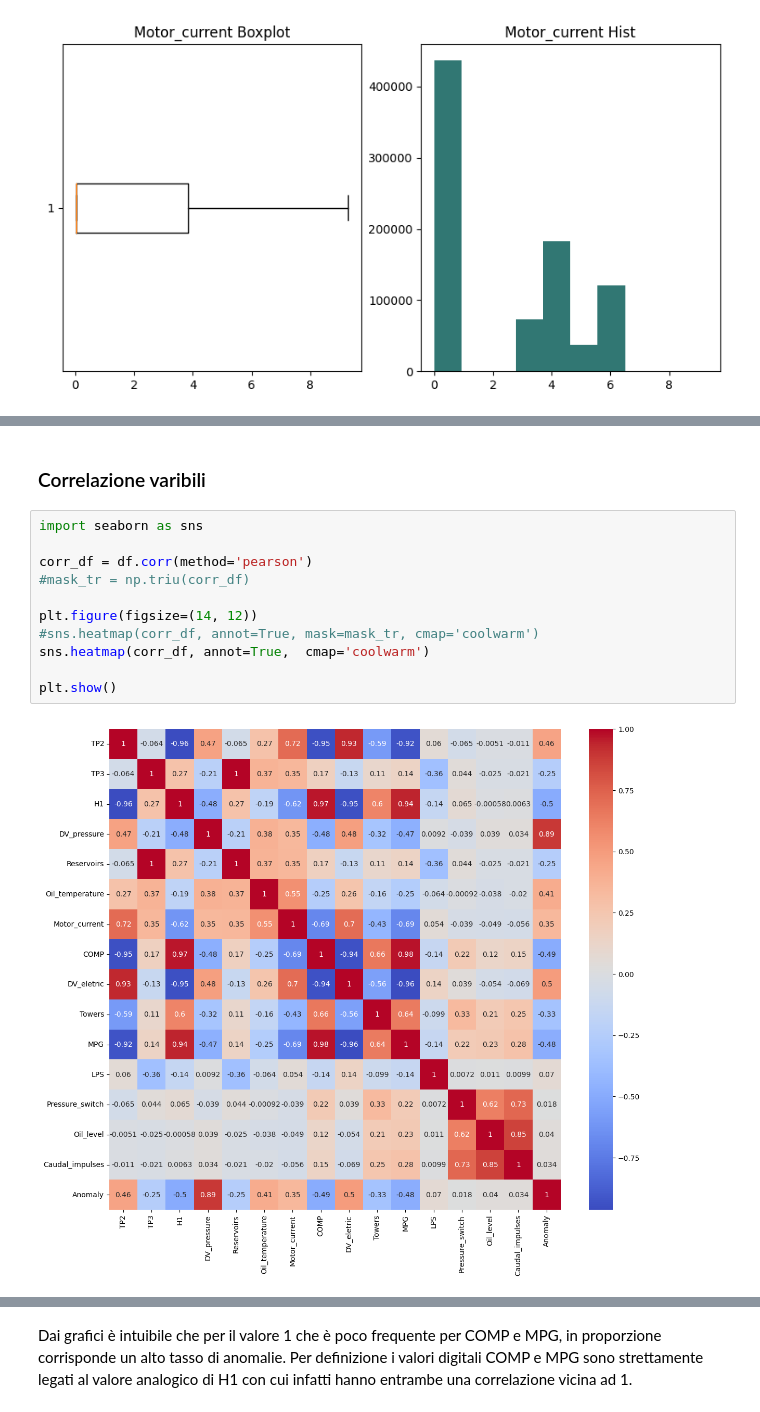
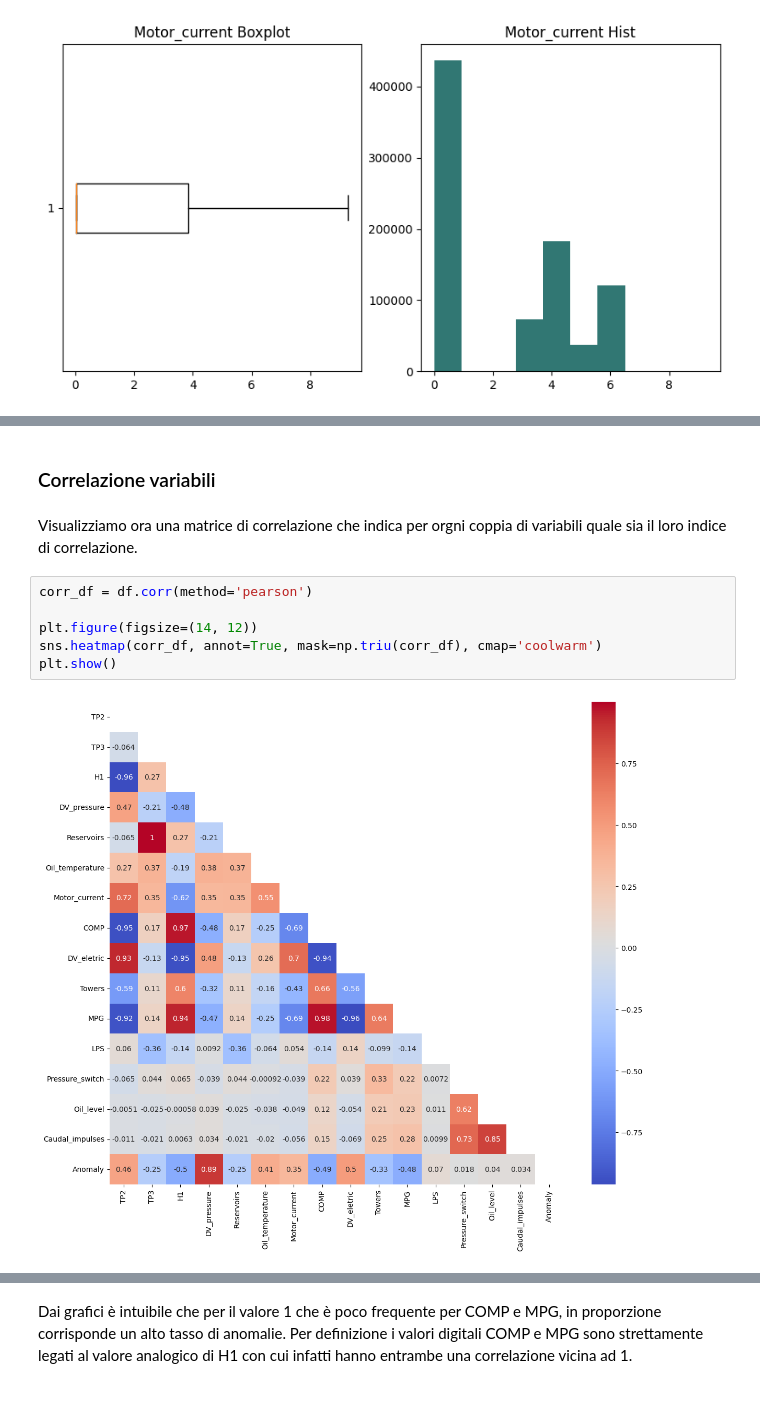
Before and after one commit to AlessandroSciarrillo/DIA-project, a Jupyter notebook: test_metro3.ipynb, the cells around one changed output, grey strips where cells are left out. Cells and saved outputs as stored; diff of their text form.

Commit message:
final part completed added comments and new graphs

```diff
--- a/test_metro3.ipynb
+++ b/test_metro3.ipynb
@@ -221,16 +278,13 @@ for col in df.columns[:7]:
 # %% [markdown]
-### Correlazione varibili
+### Correlazione variabili
+# %% [markdown]
+Visualizziamo ora una matrice di correlazione che indica per orgni coppia di variabili quale sia il loro indice di correlazione.
 # %%
-import seaborn as sns
-
 corr_df = df.corr(method='pearson')
-#mask_tr = np.triu(corr_df)
 
 plt.figure(figsize=(14, 12))
-#sns.heatmap(corr_df, annot=True, mask=mask_tr, cmap='coolwarm')
-sns.heatmap(corr_df, annot=True,  cmap='coolwarm')
-
+sns.heatmap(corr_df, annot=True, mask=np.triu(corr_df), cmap='coolwarm')
 plt.show()
 # %% [output]
-[figure, old version]
+[figure, new version]
 # %% [markdown]
```
Also changed, not shown: parts of 84 cells of this notebook.
